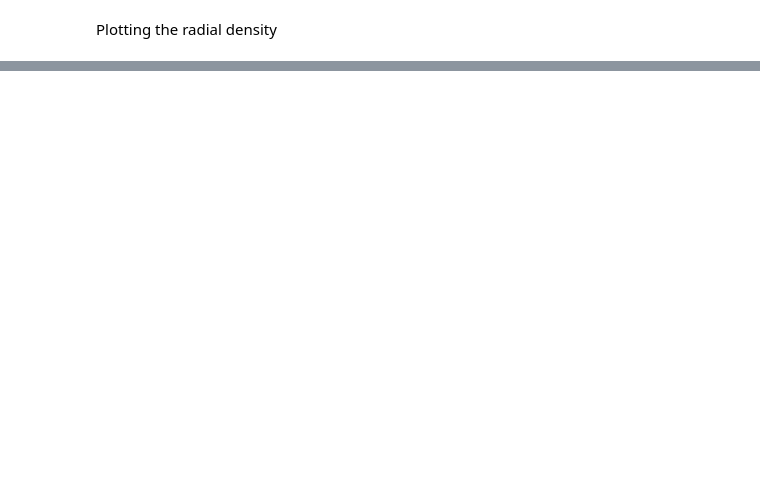
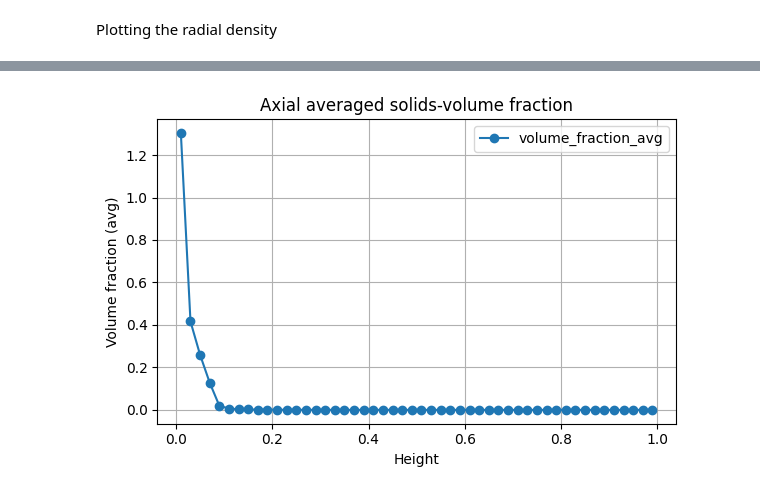
Before and after one commit to lukasneijts/PBS4, a Jupyter notebook: Plotting.ipynb, the cells around one changed output, grey strips where cells are left out. Drawn from its saved outputs; the diff is of its cells as text; code cells hidden in the pictures; blank space fills up the shorter version.

```diff
--- a/Plotting.ipynb
+++ b/Plotting.ipynb
@@ -111,17 +111,19 @@ plt.show()
 # %%
 df = pd.read_csv("data/dens_axial_avg.csv")
 
-plt.figure(figsize=(8,5))
+plt.figure(figsize=(6,4))
 plt.plot(df["height"], df["volume_fraction_avg"], marker='o', linestyle='-', color='tab:blue', label='volume_fraction_avg')
 
 plt.xlabel("Height")
 plt.ylabel("Volume fraction (avg)")
 plt.title("Axial averaged solids-volume fraction")
 plt.grid(True)
 plt.legend()
 plt.tight_layout()
 plt.savefig("figures/dens_axial_avg_plot.png", dpi=200)
 plt.show()
+# %% [output]
+[figure, added]
 # %%
 df = pd.read_csv("data/dens_radial_avg.csv")
 
```
Also changed, not shown: parts of 4 cells of this notebook, 15 other files.
